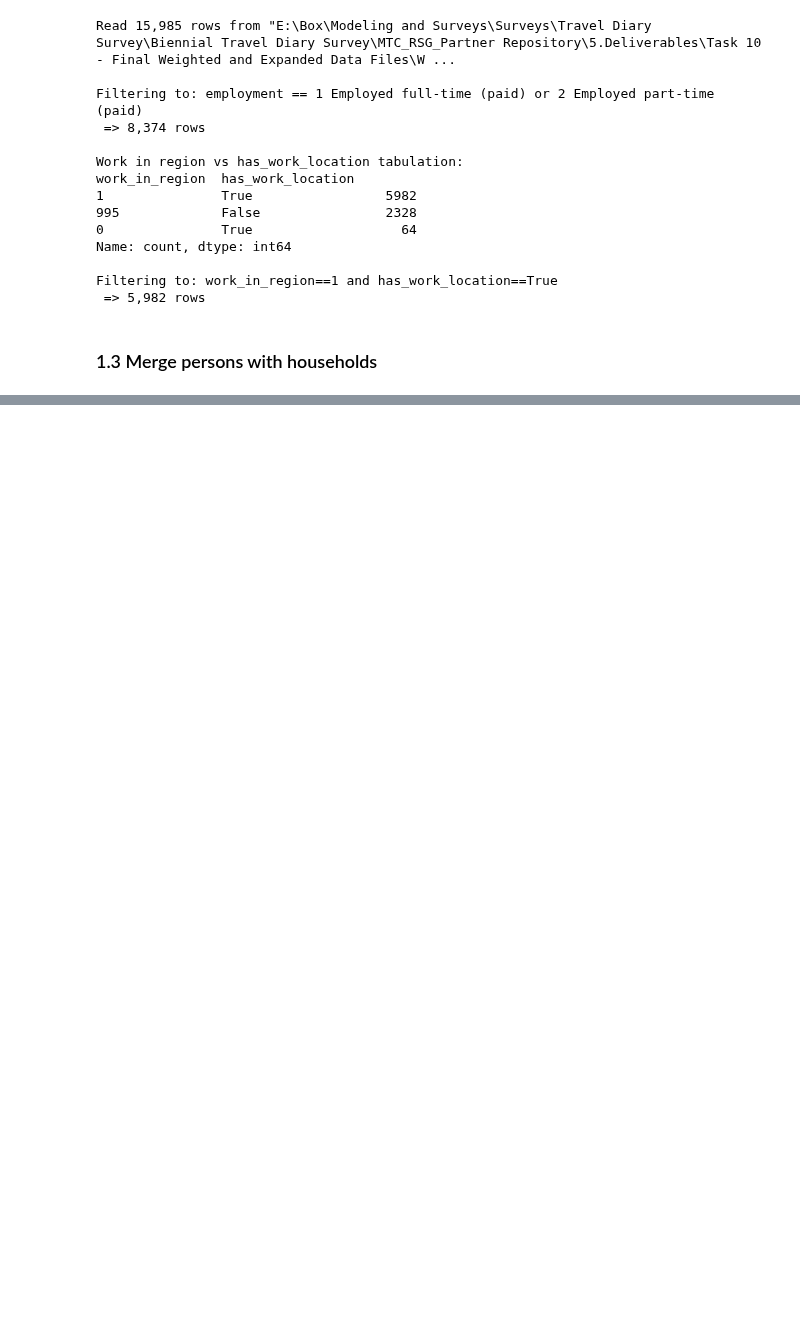
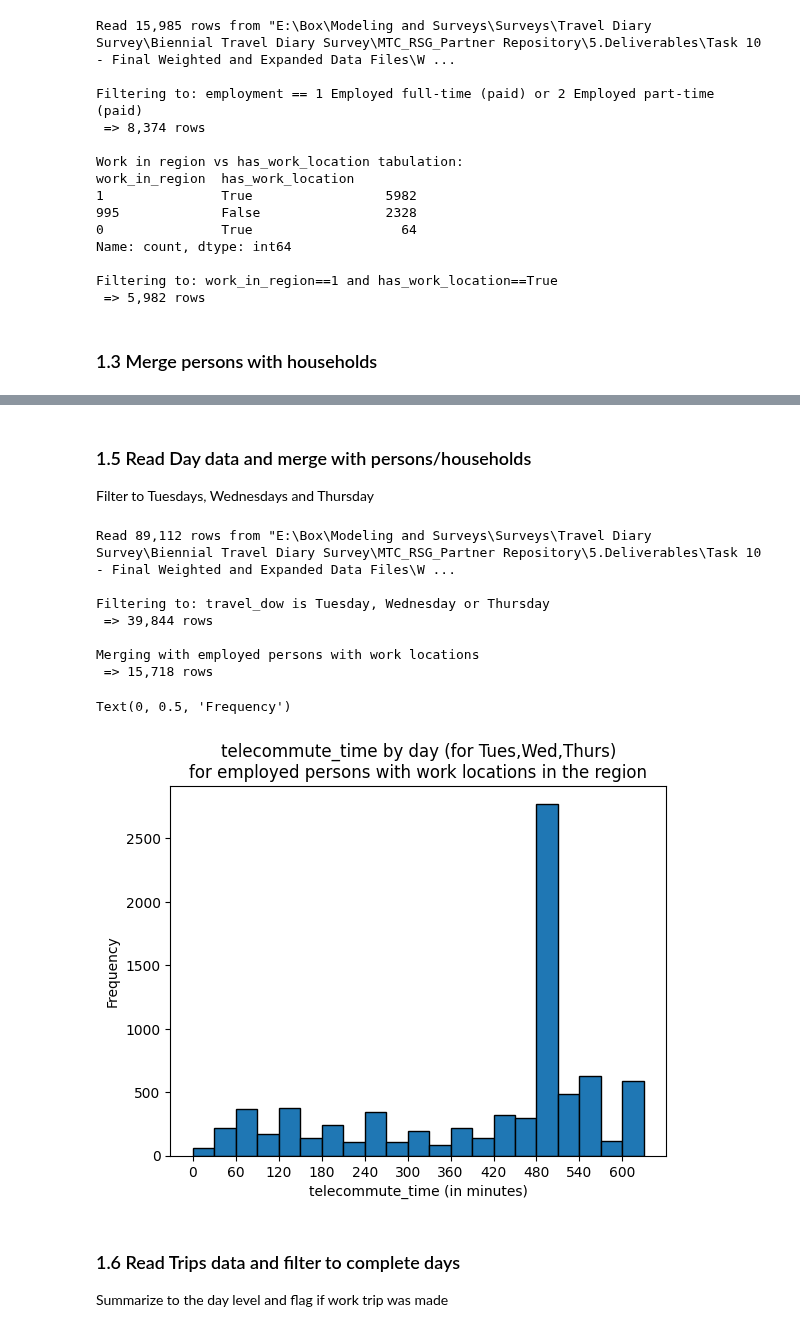
Before and after one commit to BayAreaMetro/travel-model-one, a Jupyter notebook: utilities/telecommute/estimate_WFH_from_BATS2023.ipynb, the cells around one changed output, grey strips where cells are left out. Drawn from its saved outputs; the diff is of its cells as text; code cells hidden in the pictures; blank space fills up the shorter version.

```diff
--- a/utilities/telecommute/estimate_WFH_from_BATS2023.ipynb
+++ b/utilities/telecommute/estimate_WFH_from_BATS2023.ipynb
@@ -168,0 +138,12 @@ dtype: object
+# %%
+# If work location == home location, they don't have a work location outside of the home
+# This isn't a modeled use case, so filter out
+bats_persons['work_loc_is_home_loc'] = False
+bats_persons.loc[(bats_persons.work_lon == bats_persons.home_lon) &
+                 (bats_persons.work_lat == bats_persons.home_lat),
+                 'work_loc_is_home_loc'] = True
+print(f"bats_persons['work_loc_is_home_loc'].value_counts()=\n{bats_persons['work_loc_is_home_loc'].value_counts()}")
+
+print("\nFiltering to: work_loc_is_home_loc==False")
+bats_persons = bats_persons.loc[bats_persons.work_loc_is_home_loc==False]
+print(f" => {len(bats_persons):,} rows")
@@ -168,0 +159,62 @@ dtype: object
+# %% [markdown]
+### 1.5 Read Day data and merge with persons/households
+Filter to Tuesdays, Wednesdays and Thursday
+# %%
+# read day data for day of week and telecommute time spent
+bats_day = pd.read_csv(BATS_DATA_DIR / "day.csv")
+print(f"Read {len(bats_day):,} rows from \"{BATS_DATA_DIR / 'day.csv'}\"")
+
+# print("\nbats_day.dtypes:")
+# print(bats_day.dtypes)
+
+# select relevant variables
+bats_day = bats_day[[
+    'hh_id','person_id','day_num',
+    'travel_date','travel_dow',
+    'telecommute_time']]
+
+print("\nFiltering to: travel_dow is Tuesday, Wednesday or Thursday")
+bats_day = bats_day.loc[bats_day.travel_dow.isin([2,3,4])]
+print(f" => {len(bats_day):,} rows")
+
+# This didn't do anything; holidays were already excluded
+# import holidays
+# print("\nFiltering to exclude holidays.US()")
+# bats_day = bats_day.loc[~bats_day.travel_date.isin(holidays.US())]
+# print(f" => {len(bats_day):,} rows")
+
+print("\nMerging with employed persons with work locations")
+bats_day = pd.merge(
+    left=bats_day,
+    right=bats_persons,
+    on=['person_id','hh_id'],
+    how='right', # keep only days for employed persons with work locations
+    validate='many_to_one',
+    indicator=True
+)
+# verify all day records have persons/household information
+assert all(bats_day['_merge'] == 'both'), "Not all values in _merge are 'both'"
+bats_day.drop(columns=['_merge'],inplace=True)
+print(f" => {len(bats_day):,} rows")
+
+# Plot telecommute_time distribution
+plt.hist(bats_day.telecommute_time.loc[bats_day.telecommute_time>0],
+         bins=list(range(0,660,30)),
+         edgecolor='black')
+plt.title('telecommute_time by day (for Tues,Wed,Thurs)\nfor employed persons with work locations in the region')
+plt.xlabel('telecommute_time (in minutes)')
+plt.xticks(list(range(0,660,60)))
+plt.ylabel('Frequency')
+# %% [output]
+Read 89,112 rows from "E:\Box\Modeling and Surveys\Surveys\Travel Diary Survey\Biennial Travel Diary Survey\MTC_RSG_Partner Repository\5.Deliverables\Task 10 - Final Weighted and Expanded Data Files\W ...
+
+Filtering to: travel_dow is Tuesday, Wednesday or Thursday
+ => 39,844 rows
+
+Merging with employed persons with work locations
+ => 15,718 rows
+Text(0, 0.5, 'Frequency')
+[figure, added]
+# %% [markdown]
+### 1.6 Read Trips data and filter to complete days
+Summarize to the day level and flag if work trip was made
```
Also changed, not shown: parts of 11 cells of this notebook.
